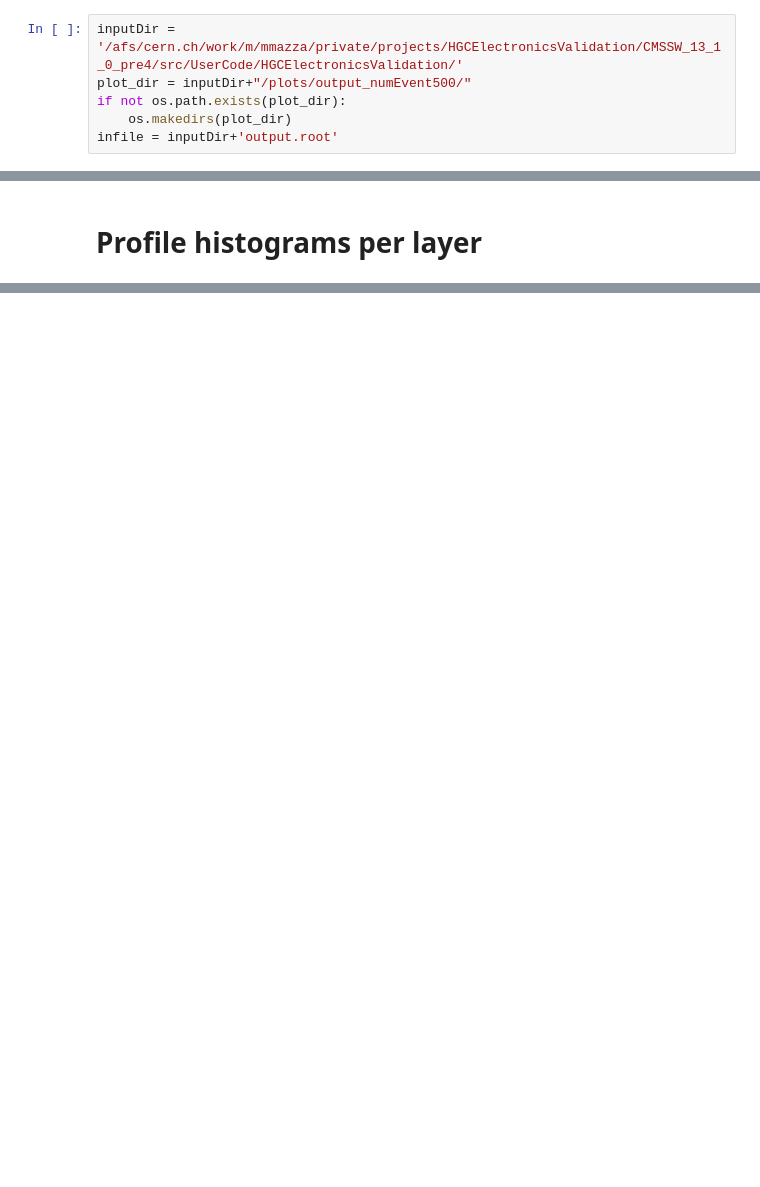
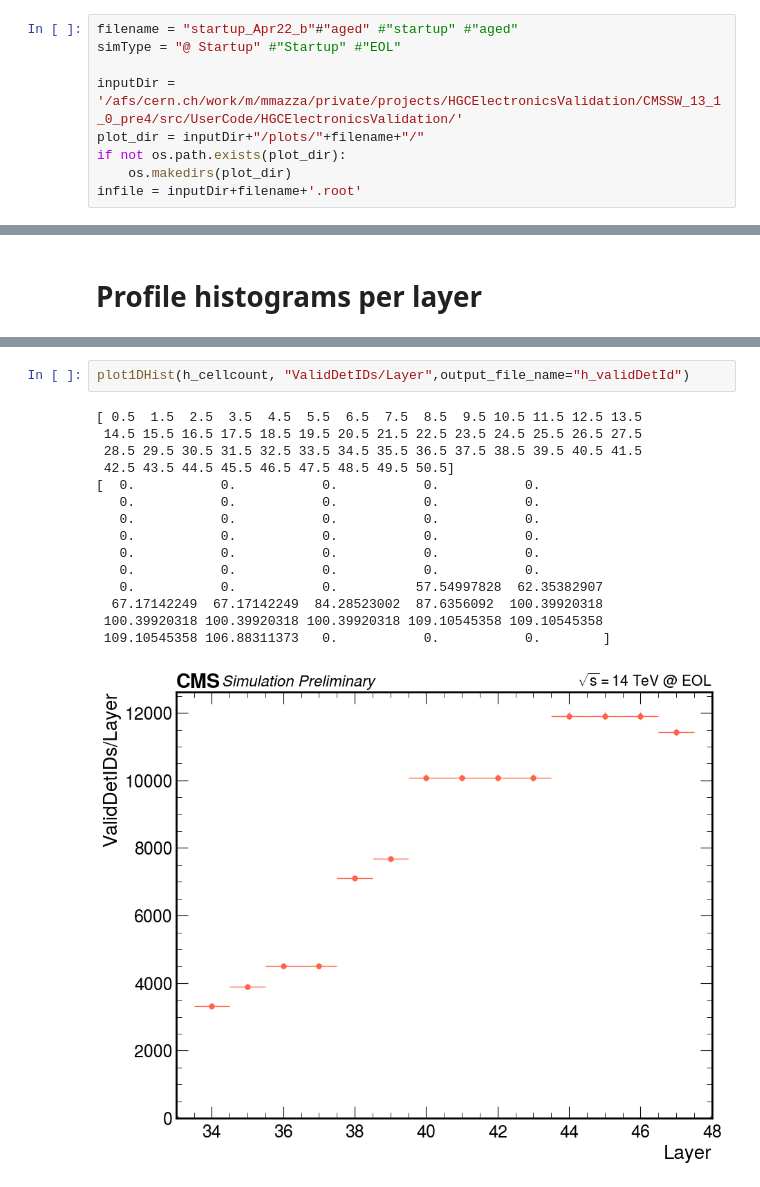
Before and after one commit to mmfsz/HGCElectronicsValidation, a Jupyter notebook: notebooks/hgcScintAnalyzePlots.ipynb, the cells around one changed output, grey strips where cells are left out. Saved outputs shown, nothing was run; the diff lists cells and outputs as text; blank space fills up the shorter version.

```diff
--- a/notebooks/hgcScintAnalyzePlots.ipynb
+++ b/notebooks/hgcScintAnalyzePlots.ipynb
@@ -18,9 +21,12 @@ pd.set_option('display.max_rows', 500)
 # %%
+filename = "startup_Apr22_b"#"aged" #"startup" #"aged"
+simType = "@ Startup" #"Startup" #"EOL"
+
 inputDir = '/afs/cern.ch/work/m/mmazza/private/projects/HGCElectronicsValidation/CMSSW_13_1_0_pre4/src/UserCode/HGCElectronicsValidation/'
-plot_dir = inputDir+"/plots/output_numEvent500/"
+plot_dir = inputDir+"/plots/"+filename+"/"
 if not os.path.exists(plot_dir):
     os.makedirs(plot_dir)
-infile = inputDir+'output.root'
+infile = inputDir+filename+'.root'
 # %%
 tileboards=[[34,'J8',1,18,25,1,False],
             [34,'K4',1,26,29,2,True],
@@ -299,0 +531,18 @@ plotProfHist(hp_adccount, "TDC Hits/Layer",output_file_name="hp_tdccount")
+# %%
+plot1DHist(h_cellcount, "ValidDetIDs/Layer",output_file_name="h_validDetId")
+# %% [output]
+[ 0.5  1.5  2.5  3.5  4.5  5.5  6.5  7.5  8.5  9.5 10.5 11.5 12.5 13.5
+ 14.5 15.5 16.5 17.5 18.5 19.5 20.5 21.5 22.5 23.5 24.5 25.5 26.5 27.5
+ 28.5 29.5 30.5 31.5 32.5 33.5 34.5 35.5 36.5 37.5 38.5 39.5 40.5 41.5
+ 42.5 43.5 44.5 45.5 46.5 47.5 48.5 49.5 50.5]
+[  0.           0.           0.           0.           0.
+   0.           0.           0.           0.           0.
+   0.           0.           0.           0.           0.
+   0.           0.           0.           0.           0.
+   0.           0.           0.           0.           0.
+   0.           0.           0.           0.           0.
+   0.           0.           0.          57.54997828  62.35382907
+  67.17142249  67.17142249  84.28523002  87.6356092  100.39920318
+ 100.39920318 100.39920318 100.39920318 109.10545358 109.10545358
+ 109.10545358 106.88311373   0.           0.           0.        ]
+[figure, added]
```
Also changed, not shown: parts of 24 cells of this notebook, 4 other files.
